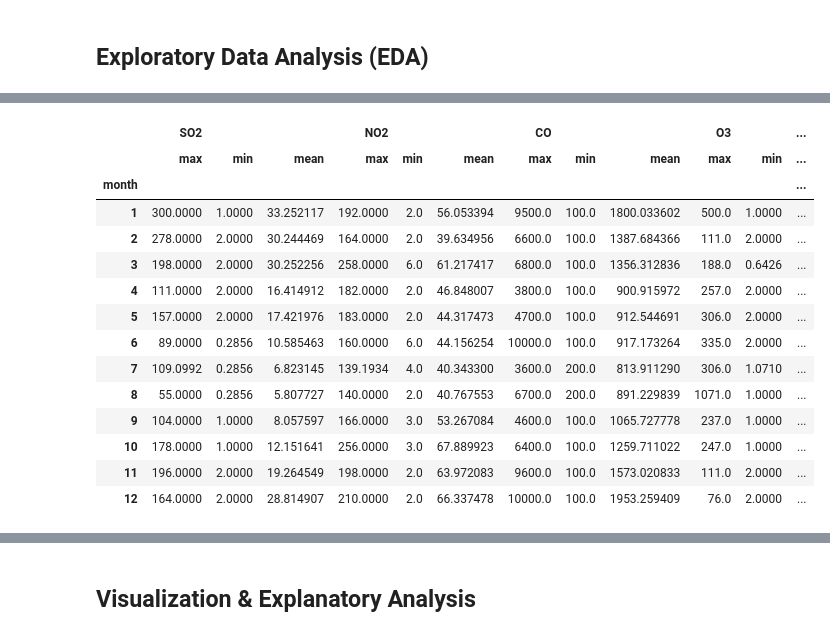
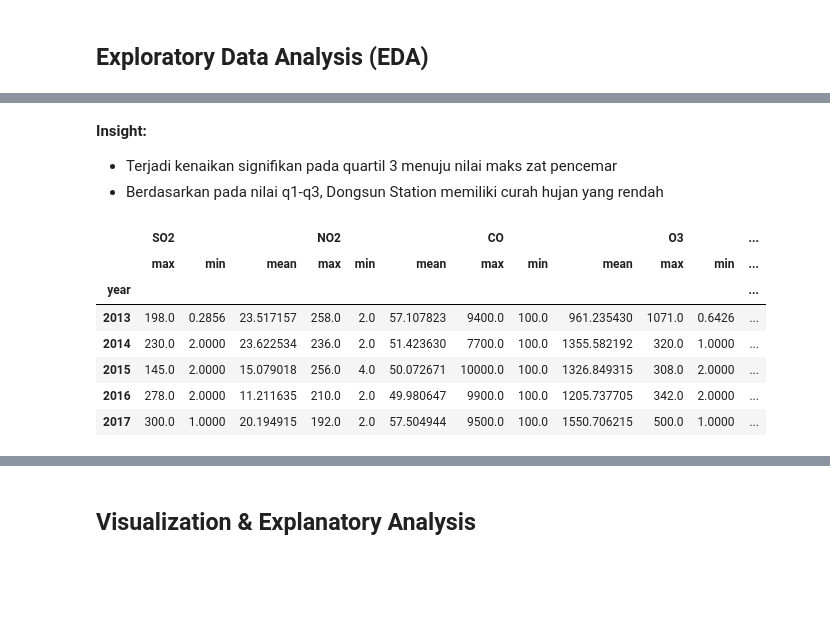
Before and after one commit to Ryu2804/Dongsi-Air-Pollution-Project, a Jupyter notebook: Proyek_Analisis_Data.ipynb, the cells around one changed output, grey strips where cells are left out. Drawn from its saved outputs; the diff is of its cells as text; code cells hidden in the pictures; blank space fills up the shorter version.

```diff
--- a/Proyek_Analisis_Data.ipynb
+++ b/Proyek_Analisis_Data.ipynb
@@ -116,34 +129,22 @@ dtype: int64
+# %% [markdown]
+**Insight:**
+- Terjadi kenaikan signifikan pada quartil 3 menuju nilai maks zat pencemar
+- Berdasarkan pada nilai q1-q3, Dongsun Station memiliki curah hujan yang rendah
 # %%
-dongsi_df.describe()
-dongsi_df.groupby(by="year").agg({
-    "PM2.5": ["max", "min", "mean"],
-    "PM10": ["max", "min", "mean"]
-})
 dongsi_df.groupby(by="year").agg({
     "SO2": ["max", "min", "mean"],
     "NO2": ["max", "min", "mean"],
     "CO": ["max", "min", "mean"],
     "O3": ["max", "min", "mean"],
+    "PM2.5": ["max", "min", "mean"],
+    "PM10": ["max", "min", "mean"]
 })
-dongsi_df.groupby(by="month").agg({
-    "SO2": ["max", "min", "mean"],
-    "NO2": ["max", "min", "mean"],
-    "CO": ["max", "min", "mean"],
-    "O3": ["max", "min", "mean"],
-})
 # %% [output]
 |  | SO2 |  |  | NO2 |  |  | CO |  |  | O3 |  | ... |
 |  | max | min | mean | max | min | mean | max | min | mean | max | min | ... |
-| month |  |  |  |  |  |  |  |  |  |  |  | ... |
-| 1 | 300.0000 | 1.0000 | 33.252117 | 192.0000 | 2.0 | 56.053394 | 9500.0 | 100.0 | 1800.033602 | 500.0 | 1.0000 | ... |
-| 2 | 278.0000 | 2.0000 | 30.244469 | 164.0000 | 2.0 | 39.634956 | 6600.0 | 100.0 | 1387.684366 | 111.0 | 2.0000 | ... |
-| 3 | 198.0000 | 2.0000 | 30.252256 | 258.0000 | 6.0 | 61.217417 | 6800.0 | 100.0 | 1356.312836 | 188.0 | 0.6426 | ... |
-| 4 | 111.0000 | 2.0000 | 16.414912 | 182.0000 | 2.0 | 46.848007 | 3800.0 | 100.0 | 900.915972 | 257.0 | 2.0000 | ... |
-| 5 | 157.0000 | 2.0000 | 17.421976 | 183.0000 | 2.0 | 44.317473 | 4700.0 | 100.0 | 912.544691 | 306.0 | 2.0000 | ... |
-| 6 | 89.0000 | 0.2856 | 10.585463 | 160.0000 | 6.0 | 44.156254 | 10000.0 | 100.0 | 917.173264 | 335.0 | 2.0000 | ... |
-| 7 | 109.0992 | 0.2856 | 6.823145 | 139.1934 | 4.0 | 40.343300 | 3600.0 | 200.0 | 813.911290 | 306.0 | 1.0710 | ... |
-| 8 | 55.0000 | 0.2856 | 5.807727 | 140.0000 | 2.0 | 40.767553 | 6700.0 | 200.0 | 891.229839 | 1071.0 | 1.0000 | ... |
-| 9 | 104.0000 | 1.0000 | 8.057597 | 166.0000 | 3.0 | 53.267084 | 4600.0 | 100.0 | 1065.727778 | 237.0 | 1.0000 | ... |
-| 10 | 178.0000 | 1.0000 | 12.151641 | 256.0000 | 3.0 | 67.889923 | 6400.0 | 100.0 | 1259.711022 | 247.0 | 1.0000 | ... |
-| 11 | 196.0000 | 2.0000 | 19.264549 | 198.0000 | 2.0 | 63.972083 | 9600.0 | 100.0 | 1573.020833 | 111.0 | 2.0000 | ... |
-| 12 | 164.0000 | 2.0000 | 28.814907 | 210.0000 | 2.0 | 66.337478 | 10000.0 | 100.0 | 1953.259409 | 76.0 | 2.0000 | ... |
+| year |  |  |  |  |  |  |  |  |  |  |  | ... |
+| 2013 | 198.0 | 0.2856 | 23.517157 | 258.0 | 2.0 | 57.107823 | 9400.0 | 100.0 | 961.235430 | 1071.0 | 0.6426 | ... |
+| 2014 | 230.0 | 2.0000 | 23.622534 | 236.0 | 2.0 | 51.423630 | 7700.0 | 100.0 | 1355.582192 | 320.0 | 1.0000 | ... |
+| 2015 | 145.0 | 2.0000 | 15.079018 | 256.0 | 4.0 | 50.072671 | 10000.0 | 100.0 | 1326.849315 | 308.0 | 2.0000 | ... |
+| 2016 | 278.0 | 2.0000 | 11.211635 | 210.0 | 2.0 | 49.980647 | 9900.0 | 100.0 | 1205.737705 | 342.0 | 2.0000 | ... |
+| 2017 | 300.0 | 1.0000 | 20.194915 | 192.0 | 2.0 | 57.504944 | 9500.0 | 100.0 | 1550.706215 | 500.0 | 1.0000 | ... |
```
Also changed, not shown: parts of 12 cells of this notebook, 5 other files.
